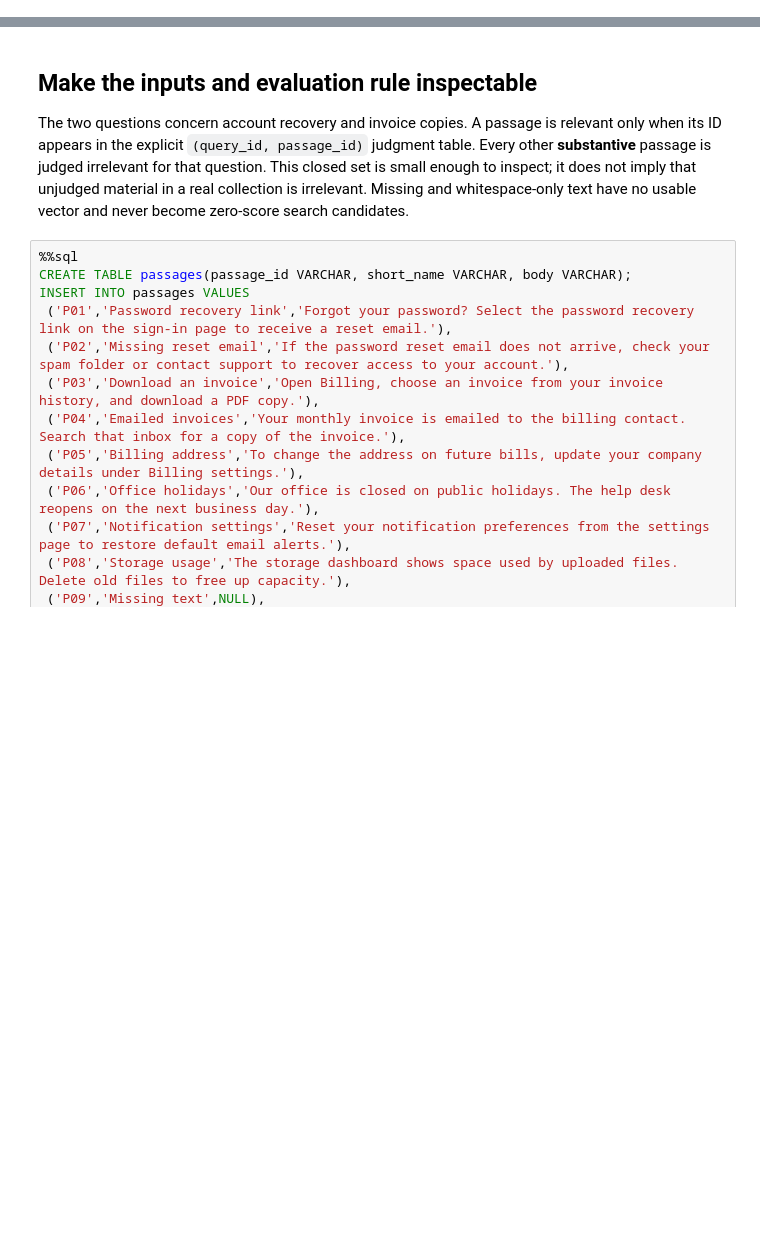
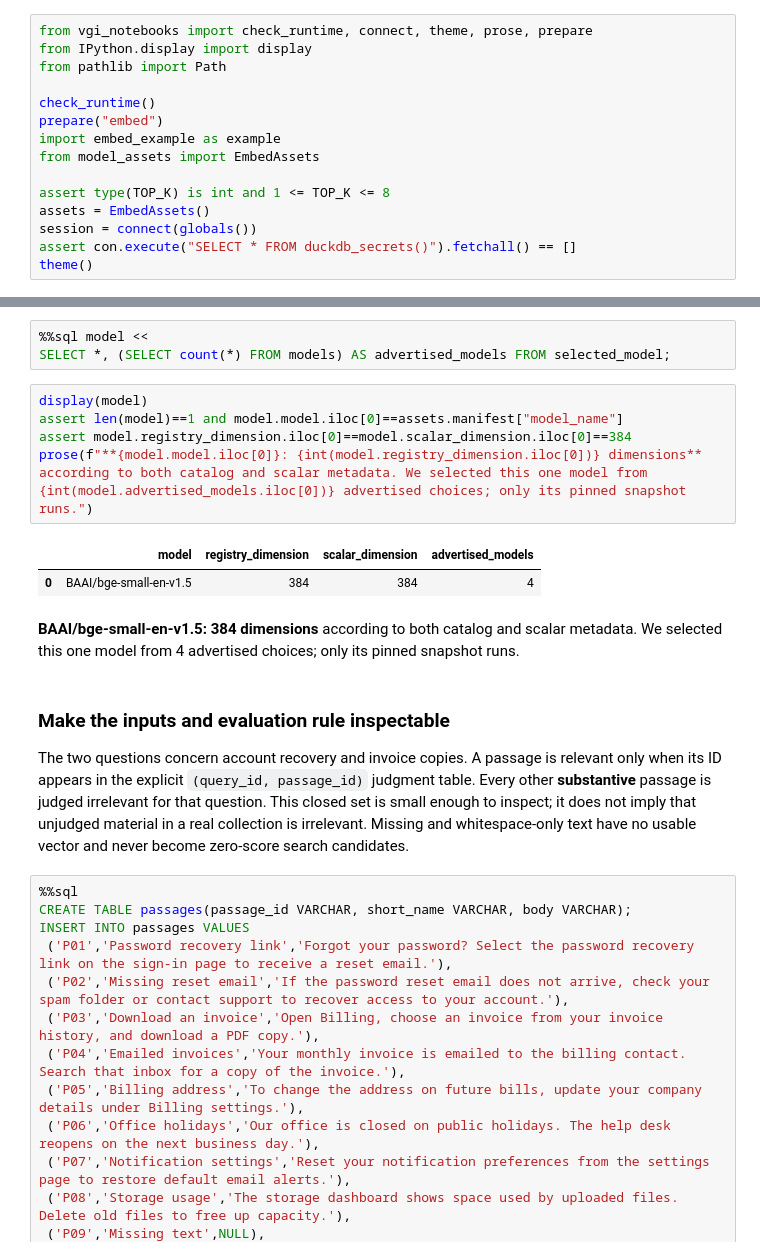
Before and after one commit to Query-farm/vgi-embed, a Jupyter notebook: notebooks/01_audit_retrieval_depth.ipynb, the cells around one changed output, grey strips where cells are left out. Cells and saved outputs as stored; diff of their text form; blank space fills up the shorter version.

```diff
--- a/notebooks/01_audit_retrieval_depth.ipynb
+++ b/notebooks/01_audit_retrieval_depth.ipynb
@@ -44,0 +32,15 @@ This literal command fetches the remotely published `v0.5.0` worker and pins the
+# %%
+from vgi_notebooks import check_runtime, connect, theme, prose, prepare
+from IPython.display import display
+from pathlib import Path
+
+check_runtime()
+prepare("embed")
+import embed_example as example
+from model_assets import EmbedAssets
+
+assert type(TOP_K) is int and 1 <= TOP_K <= 8
+assets = EmbedAssets()
+session = connect(globals())
+assert con.execute("SELECT * FROM duckdb_secrets()").fetchall() == []
+theme()
@@ -52,5 +64,17 @@ ATTACH 'embed' (TYPE vgi, LOCATION 'uvx --python 3.13 --with vgi-python==0.51.0
+# %%
+%%sql model <<
+SELECT *, (SELECT count(*) FROM models) AS advertised_models FROM selected_model;
+# %%
+display(model)
+assert len(model)==1 and model.model.iloc[0]==assets.manifest["model_name"]
+assert model.registry_dimension.iloc[0]==model.scalar_dimension.iloc[0]==384
+prose(f"**{model.model.iloc[0]}: {int(model.registry_dimension.iloc[0])} dimensions** according to both catalog and scalar metadata. We selected this one model from {int(model.advertised_models.iloc[0])} advertised choices; only its pinned snapshot runs.")
+# %% [output]
+|  | model | registry_dimension | scalar_dimension | advertised_models |
+| 0 | BAAI/bge-small-en-v1.5 | 384 | 384 | 4 |
+**BAAI/bge-small-en-v1.5: 384 dimensions** according to both catalog and scalar metadata. We selected this one model from 4 advertised choices; only its pinned snapshot runs.
 # %% [markdown]
-## Make the inputs and evaluation rule inspectable
+### Make the inputs and evaluation rule inspectable
 
 The two questions concern account recovery and invoice copies. A passage is relevant only when its ID appears in the explicit `(query_id, passage_id)` judgment table. Every other **substantive** passage is judged irrelevant for that question. This closed set is small enough to inspect; it does not imply that unjudged material in a real collection is irrelevant. Missing and whitespace-only text have no usable vector and never become zero-score search candidates.
 # %%
```
Also changed, not shown: parts of 26 cells of this notebook, 13 other files.
